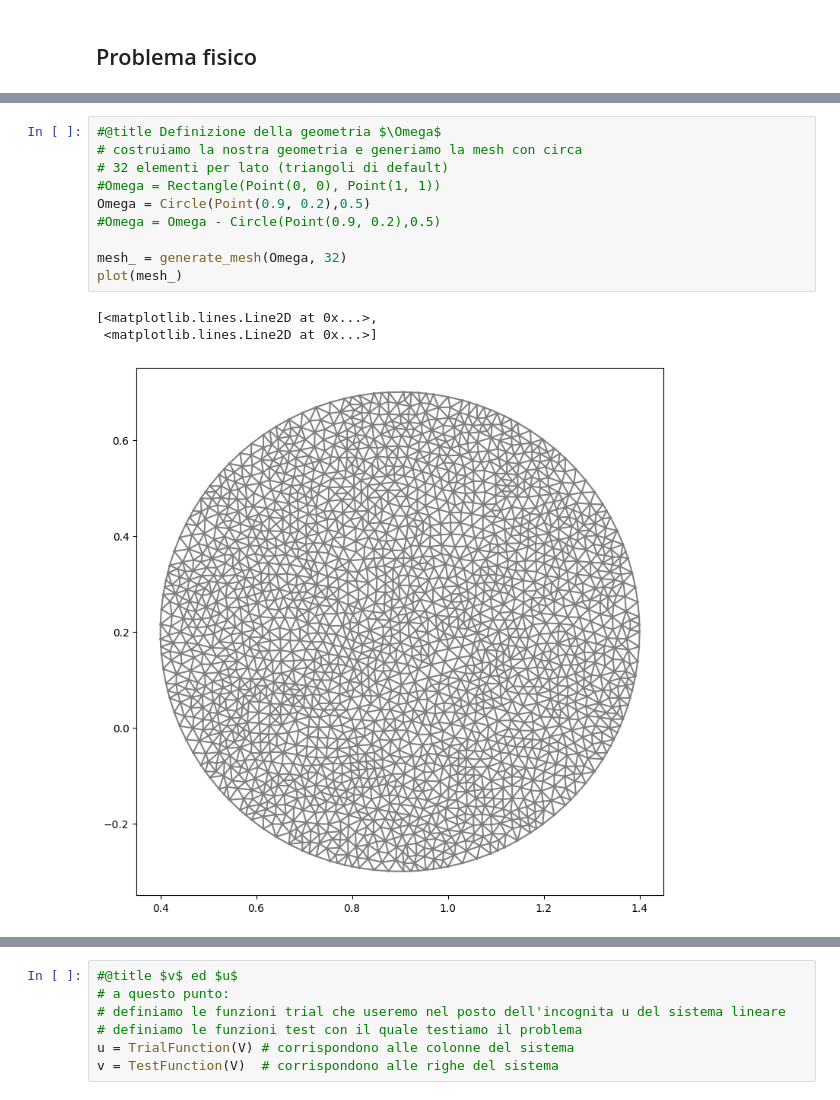
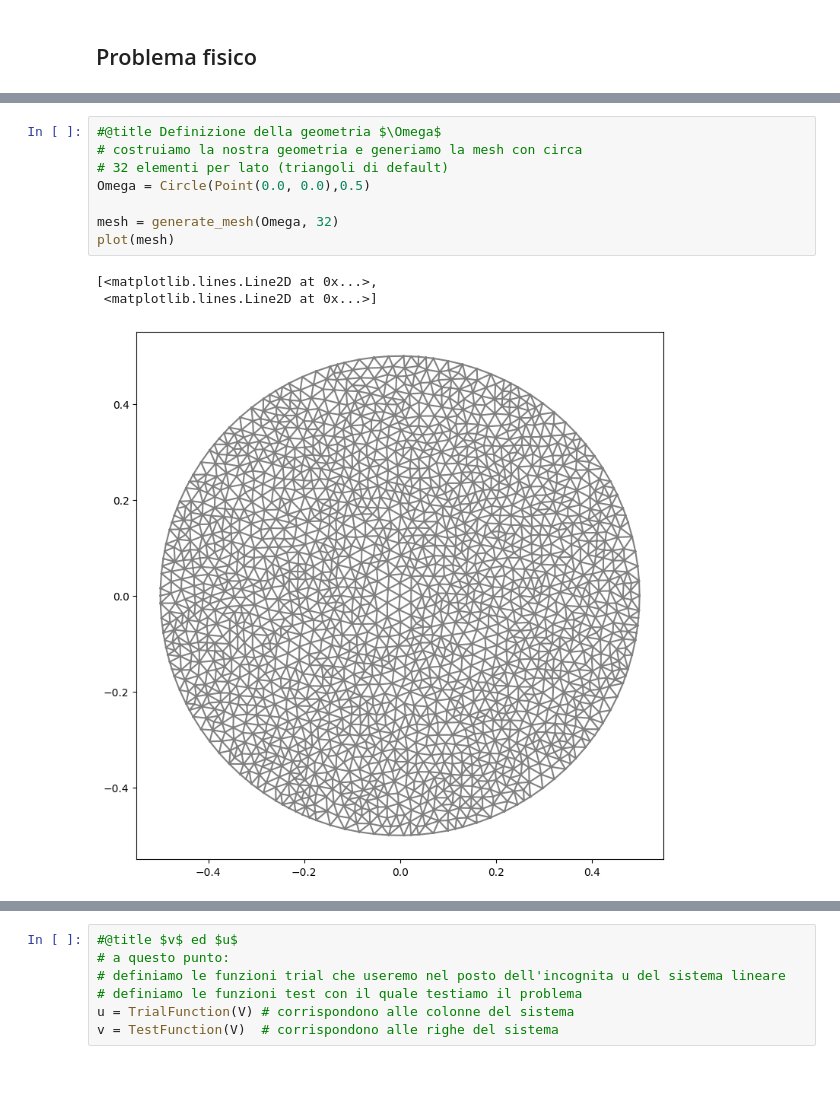
Before and after one commit to basilio-a-uni/ZEKROM, a Jupyter notebook: ZEKROM.ipynb, the cells around one changed output, grey strips where cells are left out. Saved outputs shown, nothing was run; the diff lists cells and outputs as text.

```diff
--- a/ZEKROM.ipynb
+++ b/ZEKROM.ipynb
@@ -145,17 +136,15 @@ $$
 # %%
 #@title Definizione della geometria $\Omega$
 # costruiamo la nostra geometria e generiamo la mesh con circa
 # 32 elementi per lato (triangoli di default)
-#Omega = Rectangle(Point(0, 0), Point(1, 1))
-Omega = Circle(Point(0.9, 0.2),0.5)
-#Omega = Omega - Circle(Point(0.9, 0.2),0.5)
+Omega = Circle(Point(0.0, 0.0),0.5)
 
-mesh_ = generate_mesh(Omega, 32)
-plot(mesh_)
+mesh = generate_mesh(Omega, 32)
+plot(mesh)
 # %% [output]
 [<matplotlib.lines.Line2D at 0x...>,
  <matplotlib.lines.Line2D at 0x...>]
-[figure, old version]
+[figure, new version]
 # %%
 #@title Definiamo $ \langle \varphi_i \rangle $  e  $ V_h $ con $ \varphi_i \in \mathbb{P}^1 $
 # definiamo le nostre funzioni di base (lagrangiane) sul nostro elemento finito
```
Also changed, not shown: parts of 56 cells of this notebook, 1 other file.
